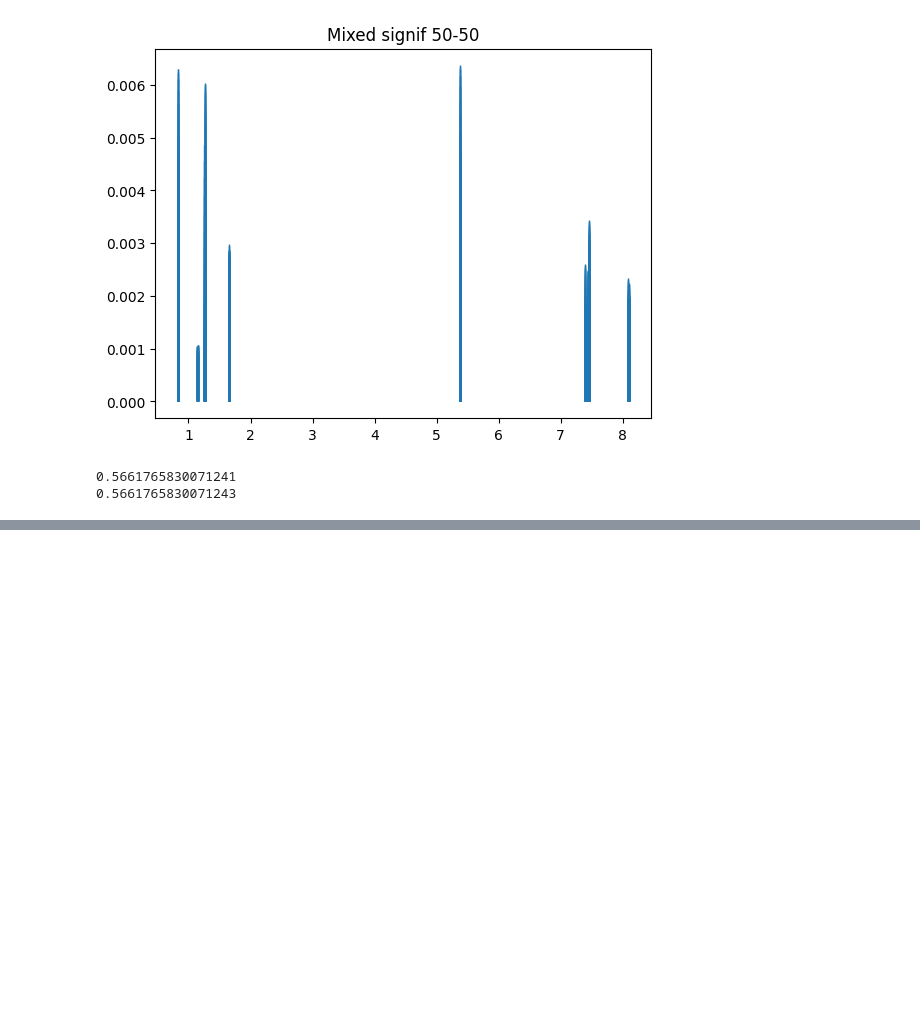
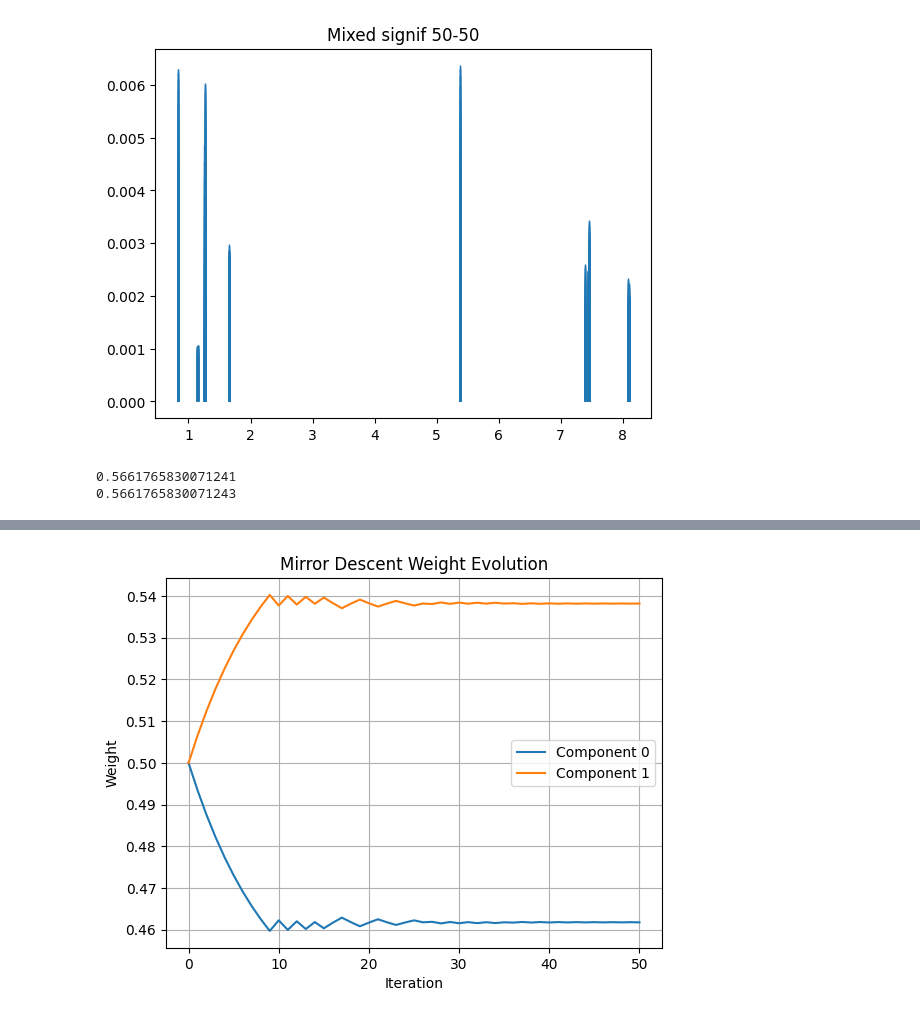
Before and after one commit to janwan2003/wasserstein, a Jupyter notebook: SimpleDecent/simple_decent.ipynb, the cells around one changed output, grey strips where cells are left out. Drawn from its saved outputs; the diff is of its cells as text; code cells hidden in the pictures; blank space fills up the shorter version.

```diff
--- a/SimpleDecent/simple_decent.ipynb
+++ b/SimpleDecent/simple_decent.ipynb
@@ -516,6 +565,0 @@ Final weights:
-# %%
-p = np.array([0.5, 0.5])
-estimated_mix = Spectrum.ScalarProduct(spectra_signif, p)
-estimated_mix.normalize()
-print(len(estimated_mix.confs))
-print(len(mix_signif.confs))
@@ -524,0 +628,80 @@ print(len(mix_signif.confs))
+# %%
+def calculate_gradient_naive(mix, comp0, comp1, p, epsilon=1e-5):
+    grad_vec = np.zeros_like(p)
+
+    for i in range(len(p)):
+        # Create perturbed copies
+        p_plus = p.copy()
+        p_minus = p.copy()
+
+        p_plus[i] += epsilon
+        p_minus[i] -= epsilon
+
+        # Clip and renormalize
+        p_plus = np.clip(p_plus, 1e-6, 1)
+        p_plus /= p_plus.sum()
+
+        p_minus = np.clip(p_minus, 1e-6, 1)
+        p_minus /= p_minus.sum()
+
+        # Create mixed spectra
+        sp_plus = Spectrum.ScalarProduct([comp0, comp1], p_plus)
+        sp_minus = Spectrum.ScalarProduct([comp0, comp1], p_minus)
+
+        sp_plus.normalize()
+        sp_minus.normalize()
+
+        # Finite difference for the i-th coordinate
+        grad_vec[i] = (ws_direct(mix, sp_plus) - ws_direct(mix, sp_minus)) / (2 * epsilon)
+
+    return grad_vec
+
+
+def mirror_descent_naive(
+    mix, comp0, comp1, learning_rate=1.0, T=100, epsilon=1e-5, gamma=0.8
+):
+    p = np.array([0.5, 0.5])
+    history = [p.copy()]
+    scores = []
+    G0 = None
+
+    for _ in trange(T, desc="Mirror Descent (2 weights)"):
+        estimated_mix = Spectrum.ScalarProduct([comp0, comp1], p)
+        estimated_mix.normalize()
+
+        scores.append(ws_direct(mix, estimated_mix))
+        grad_vec = calculate_gradient_naive(mix, comp0, comp1, p, epsilon)
+
+        w = p * np.exp(-learning_rate * grad_vec)
+        p = w / w.sum()
+
+        learning_rate *= gamma
+
+        history.append(p.copy())
+
+    return p, np.array(history), np.array(scores)
+
+final_p, traj, score_history = mirror_descent_naive(
+    mix, spectra[0], spectra[1], learning_rate=0.005, T=50, gamma=0.90
+)
+
+print("\nFinal weights:")
+print(f"  comp1 = {final_p[0]:.4f}")
+print(f"  comp2 = {final_p[1]:.4f}")
+
+plt.plot(traj[:, 0], label="Component 0")
+plt.plot(traj[:, 1], label="Component 1")
+plt.xlabel("Iteration")
+plt.ylabel("Weight")
+plt.title("Mirror Descent Weight Evolution")
+plt.legend()
+plt.grid(True)
+plt.show()
+
+plt.plot(score_history, marker="o")
+plt.xlabel("Iteration")
+plt.ylabel("Wasserstein Distance")
+plt.title("Distance to True Mixture Over Iterations")
+plt.grid(True)
+plt.show()
+# %% [output]
@@ -524,0 +711 @@ print(len(mix_signif.confs))
+[figure, added]
```
Also changed, not shown: parts of 8 cells of this notebook.
